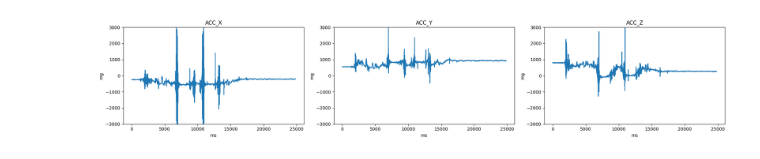
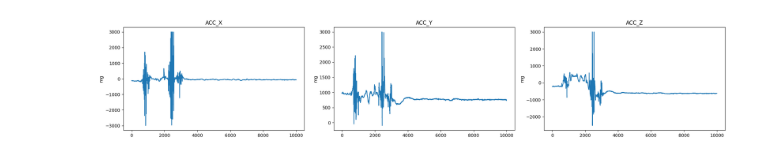
Before and after one commit to ykqlg/prosthetic-intelligence, a Jupyter notebook: visualization.ipynb, the cells around one changed output. Saved outputs shown, nothing was run; the diff lists cells and outputs as text; code cells hidden in the pictures.

```diff
--- a/visualization.ipynb
+++ b/visualization.ipynb
@@ -28,40 +28,31 @@ The latest file in ./output is: ./output/20231214_084823.csv
 # %%
 folder_path = './output'
 latest_file = get_latest_file(folder_path)
+latest_file = './output/20231226_090955.csv'
 df = pd.read_csv(latest_file)
 
 # 提取列数据
 ACC_X = df['ACC_X']
 ACC_Y = df['ACC_Y']
 ACC_Z = df['ACC_Z']
 # 创建一个包含三个子图的画布
 fig, axes = plt.subplots(1, 3, figsize=(20, 4))
-
+irange = 5000
+ylim = False
 # 绘制第一张图
 axes[0].plot(ACC_X)
 axes[0].set_title('ACC_X')
-axes[0].set_ylim(-3000, 3000)
-axes[0].set_xlabel('ms')
-axes[0].set_ylabel('mg')
-
-# 绘制第二张图
 axes[1].plot(ACC_Y)
 axes[1].set_title('ACC_Y')
-axes[1].set_xlabel('ms')
-axes[1].set_ylabel('mg')
-axes[1].set_ylim(-3000, 3000)
-
-# 绘制第三张图
 axes[2].plot(ACC_Z)
 axes[2].set_title('ACC_Z')
-axes[2].set_xlabel('ms')
-axes[2].set_ylabel('mg')
-axes[2].set_ylim(-3000, 3000)
+for axe in axes:
+    if ylim :axe.set_ylim(-irange, irange)
+    # axe.set_xlabel('ms')
+    axe.set_ylabel('mg')
 
-# 调整布局
+
 plt.tight_layout()
-
-# 展示图形
 plt.show()
 # %% [output]
-[figure, old version]
+[figure, new version]
```
Also changed, not shown: parts of 1 cell of this notebook, 27 other files.
